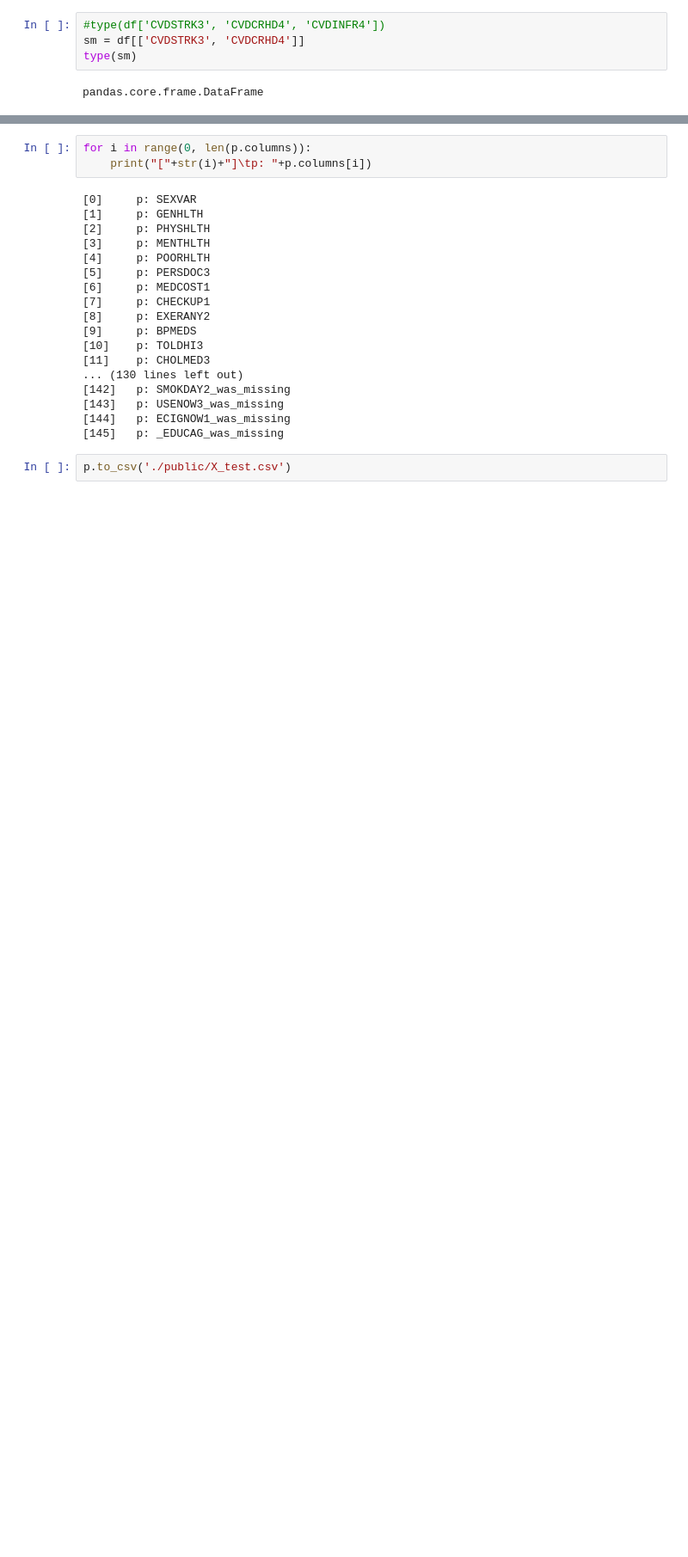
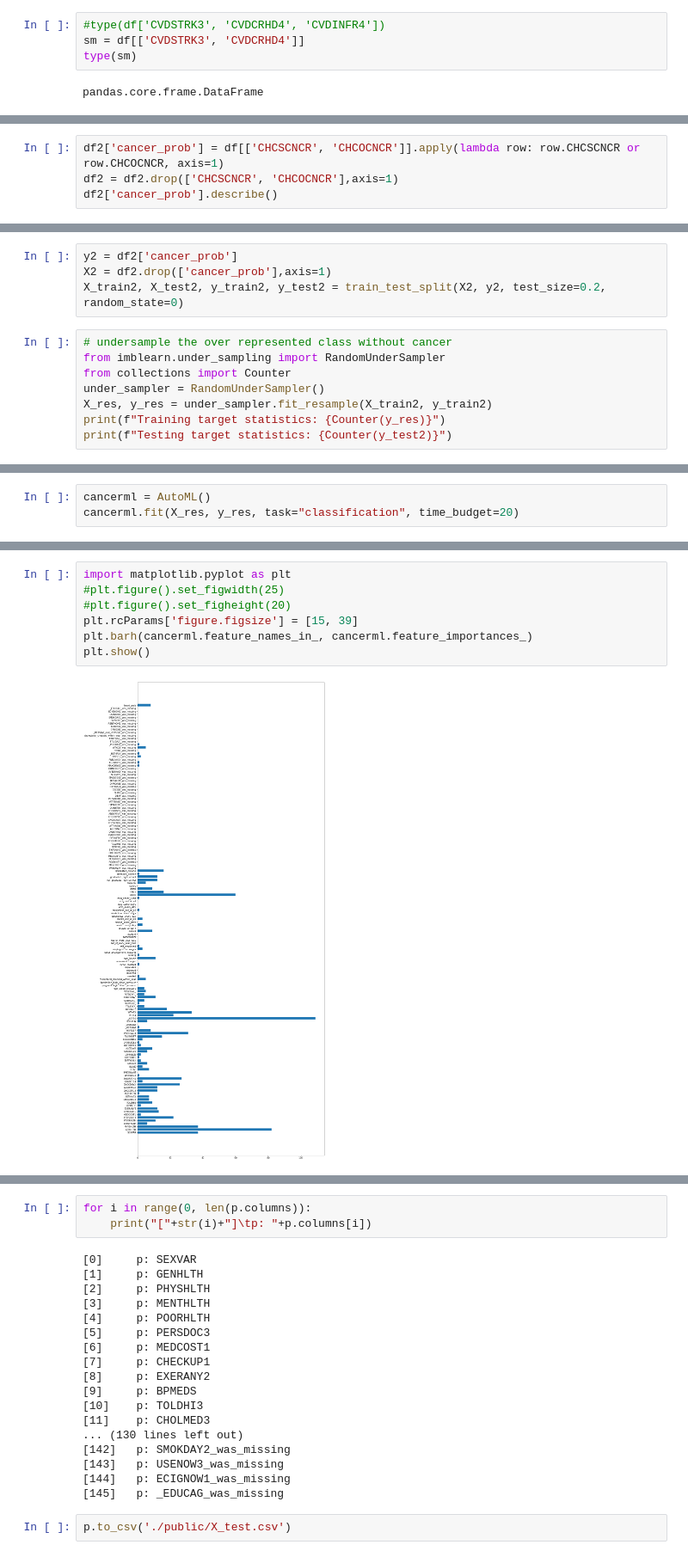
Before and after one commit to puhalskib/adv-p-health, a Jupyter notebook: training.ipynb, the cells around one changed output, grey strips where cells are left out. Shown at 86% size. Cells and saved outputs as stored; diff of their text form; blank space fills up the shorter version.

```diff
--- a/training.ipynb
+++ b/training.ipynb
@@ -163,0 +671,4 @@ df2=df.drop(df.query('salary == 0').sample(frac=.41).index)
+# %%
+df2['cancer_prob'] = df[['CHCSCNCR', 'CHCOCNCR']].apply(lambda row: row.CHCSCNCR or row.CHCOCNCR, axis=1)
+df2 = df2.drop(['CHCSCNCR', 'CHCOCNCR'],axis=1)
+df2['cancer_prob'].describe()
@@ -163,0 +685,12 @@ df2=df.drop(df.query('salary == 0').sample(frac=.41).index)
+# %%
+y2 = df2['cancer_prob']
+X2 = df2.drop(['cancer_prob'],axis=1)
+X_train2, X_test2, y_train2, y_test2 = train_test_split(X2, y2, test_size=0.2, random_state=0)
+# %%
+# undersample the over represented class without cancer
+from imblearn.under_sampling import RandomUnderSampler
+from collections import Counter
+under_sampler = RandomUnderSampler()
+X_res, y_res = under_sampler.fit_resample(X_train2, y_train2)
+print(f"Training target statistics: {Counter(y_res)}")
+print(f"Testing target statistics: {Counter(y_test2)}")
@@ -163,0 +700,3 @@ df2=df.drop(df.query('salary == 0').sample(frac=.41).index)
+# %%
+cancerml = AutoML()
+cancerml.fit(X_res, y_res, task="classification", time_budget=20)
@@ -163,0 +855,9 @@ df2=df.drop(df.query('salary == 0').sample(frac=.41).index)
+# %%
+import matplotlib.pyplot as plt
+#plt.figure().set_figwidth(25)
+#plt.figure().set_figheight(20)
+plt.rcParams['figure.figsize'] = [15, 39]
+plt.barh(cancerml.feature_names_in_, cancerml.feature_importances_)
+plt.show()
+# %% [output]
+[figure, added]
```
Also changed, not shown: parts of 71 cells of this notebook, 19 other files.
